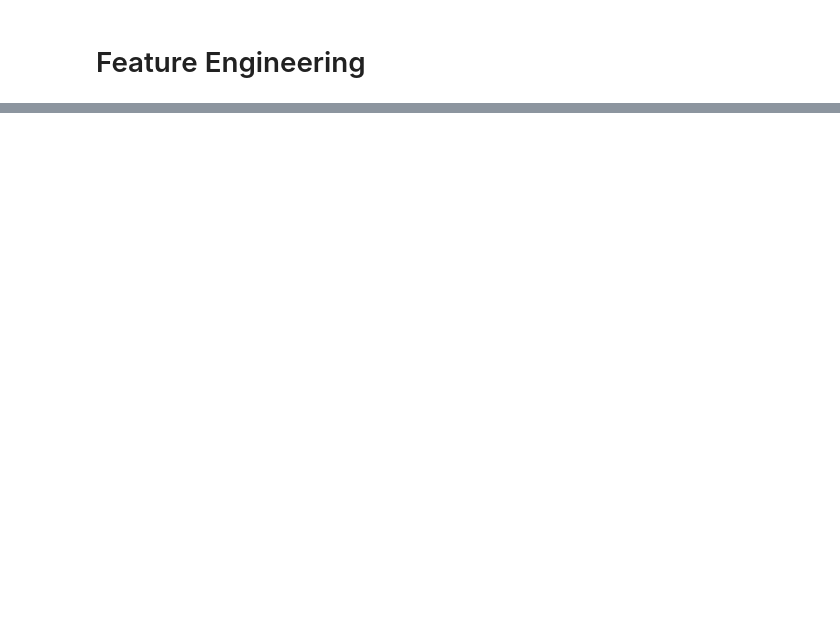
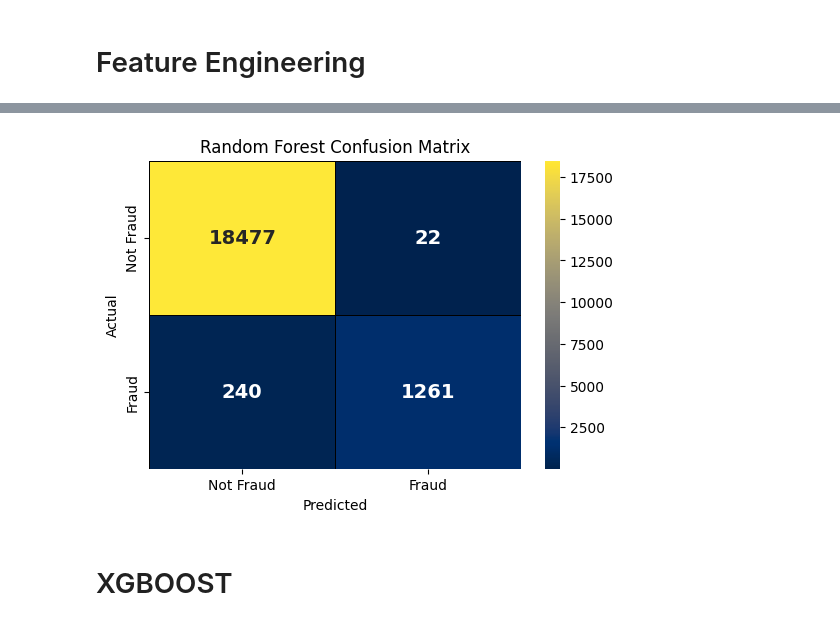
Before and after one commit to bibekk477/credit-card-fraud-xgboost-rf-lgbm, a Jupyter notebook: credit_card_fraud_detect.ipynb, the cells around one changed output, grey strips where cells are left out. Cells and saved outputs as stored; diff of their text form; code cells hidden in the pictures; blank space fills up the shorter version.

```diff
--- a/credit_card_fraud_detect.ipynb
+++ b/credit_card_fraud_detect.ipynb
@@ -241,15 +269,0 @@ len(X_train),len(X_test),len(y_train),len(y_test)
-# %%
-# List of categorical columns to encode
-categorical_cols = [
-    "merchant",
-    "category",
-    "gender",
-    "city",
-    # "job"
-]
-
-# Use LabelEncoder to transform categorical columns
-for col in categorical_cols:
-    le = LabelEncoder()
-    X_train[col] = le.fit_transform(X_train[col].astype(str))
-    X_test[col] = le.transform(X_test[col].astype(str))
@@ -487,0 +352,9 @@ explain_model_shap(
+# %%
+rf = RandomForestClassifier(class_weight="balanced", random_state=42, n_jobs=-1)
+rf.fit(X_train, y_train)
+rf_y_pred = rf.predict(X_test)
+
+# Evaluate
+print("Classification Report:\n", classification_report(y_test, rf_y_pred))
+conf_mat = confusion_matrix(y_test, rf_y_pred)
+print("Confusion Matrix:\n", conf_mat)
@@ -487,0 +433,7 @@ explain_model_shap(
+# %%
+# confusion matrix for Random Forest
+plot_confusion_matrix(y_test, rf_y_pred, model_name="Random Forest")
+# %% [output]
+[figure, added]
+# %% [markdown]
+# XGBOOST
```
Also changed, not shown: parts of 46 cells of this notebook.
